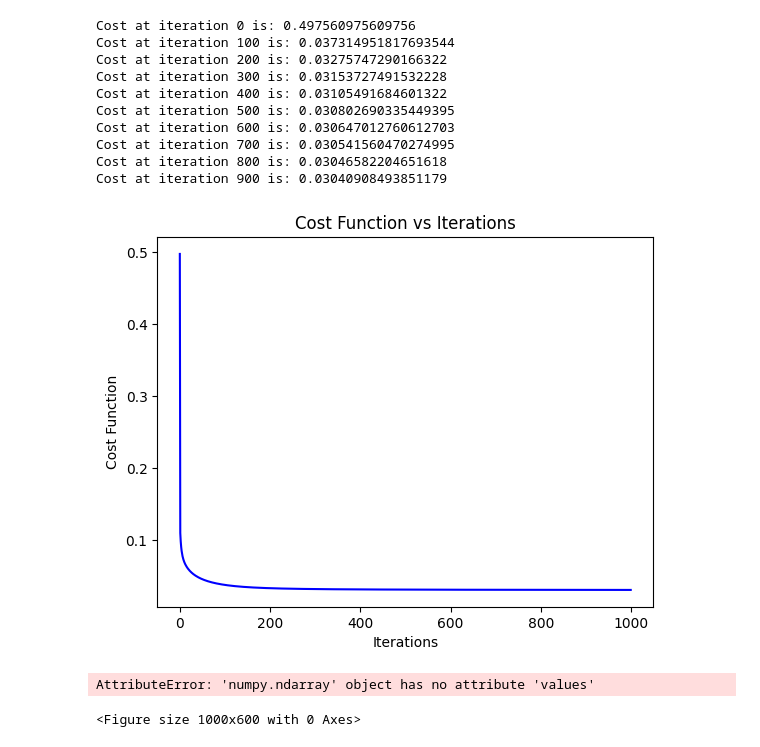
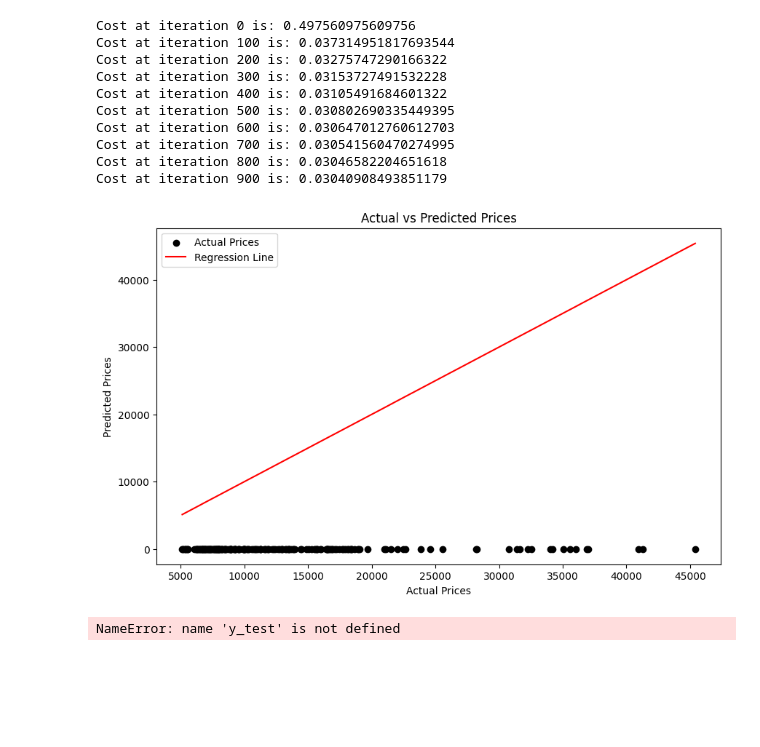
Before and after one commit to arjun-sriram-1/mrm, a Jupyter notebook: mrm_carprice.ipynb, the cells around one changed output. Saved outputs shown, nothing was run; the diff lists cells and outputs as text; code cells hidden in the pictures; blank space fills up the shorter version.

```diff
--- a/mrm_carprice.ipynb
+++ b/mrm_carprice.ipynb
@@ -110,7 +110,9 @@ y=df_encoded.price # target value
 x=df_encoded.drop(['price'], axis='columns') # all features except price (which is the target value)
 x_mean=x.mean()
 x_std=x.std()
-x_standardized=(x-x_mean)/(x_std) # feature scaling is used (z score normalization)
 y_mean=y.mean()
 y_std=y.std()
-y_standardized=(y-y_mean)/(y_std)
+y_standardized=(y-y_mean)/y_std
+x_standardized=(x-x_mean)/(x_std) # feature scaling is used (z score normalization)
+print('shape of x standardized : ',x_standardized.shape)
+print('shape of y standardized : ',y_standardized.shape)
@@ -116,0 +122,11 @@ y_standardized=(y-y_mean)/(y_std)
+# %%
+# Adding bias term (intercept) manually
+x_standardized = np.c_[np.ones(x_standardized.shape[0]), x_standardized]
+
+# Convert target variable into numpy array
+y = y.values.reshape(-1, 1)
+
+# Splitting the dataset into training and test sets (manually)
+train_size = int(0.8 * len(x_standardized))
+x_train, x_test = x_standardized[:train_size], x_standardized[train_size:]
+y_train, y_test = y[:train_size], y[train_size:]
@@ -117,6 +135,5 @@ y_standardized=(y-y_mean)/(y_std)
 # %%
 # Linear Regression using Gradient Descent
-
 def model(X, Y, learning_rate, iteration):
     theta = np.zeros((X.shape[1], 1))
     Y = np.array(Y).reshape(-1, 1)
@@ -132,11 +149,11 @@ def model(X, Y, learning_rate, iteration):
 
         if(i%(iteration/10) == 0):
             print("Cost at iteration", i, "is:", cost)
-    return theta, cost_list, y_pred
+    return theta, cost_list
 # %%
 iteration = 1000
 learning_rate = 0.1
-theta, cost_list, y_pred= model(y_standardized,x_standardized, learning_rate, iteration)
+theta, cost_list= model(x_standardized,y_standardized, learning_rate, iteration)
 # %% [output]
 Cost at iteration 0 is: 0.497560975609756
 Cost at iteration 100 is: 0.037314951817693544
@@ -148,32 +165,22 @@ Cost at iteration 600 is: 0.030647012760612703
 Cost at iteration 700 is: 0.030541560470274995
 Cost at iteration 800 is: 0.03046582204651618
 Cost at iteration 900 is: 0.03040908493851179
-# %%
-
-
-# Plotting the cost function vs iterations
-plt.plot(range(iteration), cost_list, color='blue')
-plt.title('Cost Function vs Iterations')
-plt.xlabel('Iterations')
-plt.ylabel('Cost Function')
-plt.show()
-# %% [output]
-[figure, removed]
 # %%
+y_pred=np.dot(x_standardized,theta)
+
 plt.figure(figsize=(10, 6))
 plt.scatter(y.values, y_pred, color='black', label='Actual Prices')
 # Adding regression line
 plt.plot([y.min(), y.max()], [y.min(), y.max()], color='red', linestyle='-', label='Regression Line')
 
 plt.xlabel('Actual Prices')
 plt.ylabel('Predicted Prices')
 plt.title('Actual vs Predicted Prices')
 plt.legend()
 
 plt.show()
 # %% [output]
-AttributeError: 'numpy.ndarray' object has no attribute 'values'
-<Figure size 1000x600 with 0 Axes>
+[figure, added]
 # %%
 # Compute R^2 score
 def r2_score_manual(y_true, y_pred):
@@ -188,3 +195,5 @@ def r2_score_manual(y_true, y_pred):
 # R^2 score for the test set
 r2 = r2_score_manual(y_test, y_pred)
 print(f'R^2 score: {r2:.4f}')
+# %% [output]
+NameError: name 'y_test' is not defined
```
Also changed, not shown: parts of 2 cells of this notebook.
